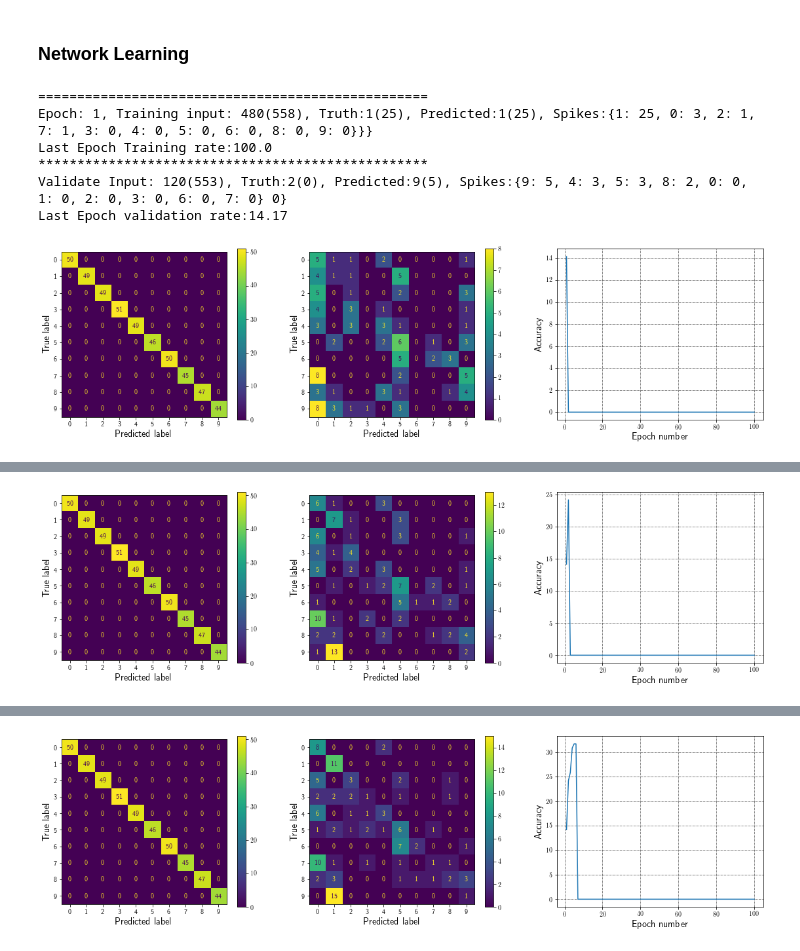
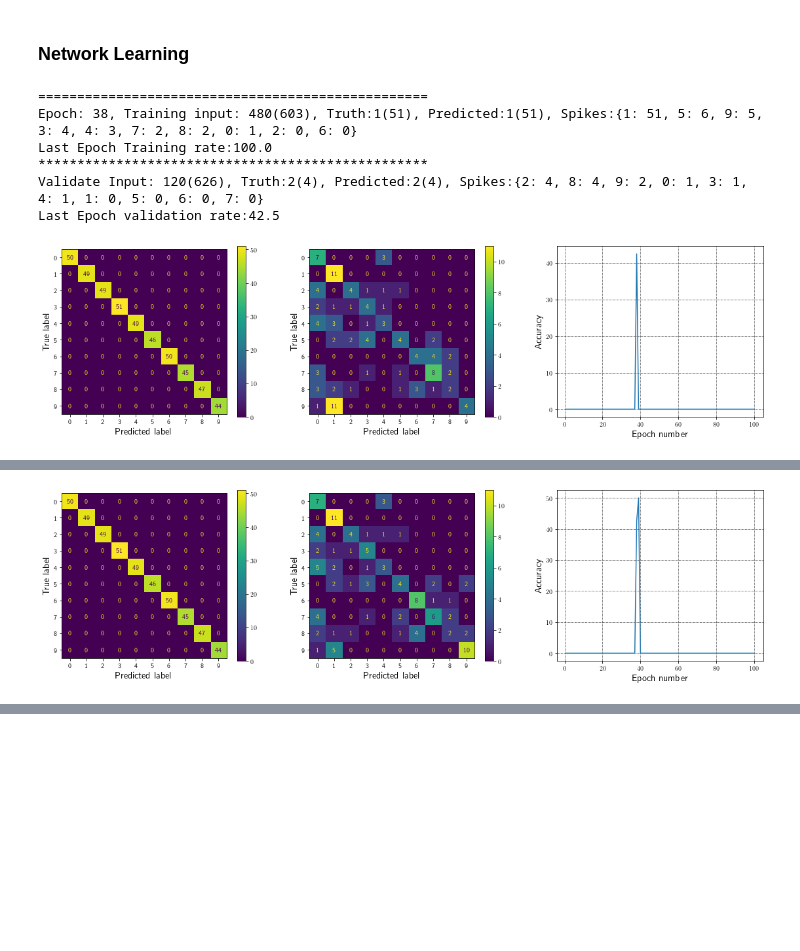
Before and after one commit to AnDa-creator/EE746-NeuromorphicEngineering, a Jupyter notebook: LSM_complete.ipynb, the cells around one changed output, grey strips where cells are left out. Cells and saved outputs as stored; diff of their text form; code cells hidden in the pictures; blank space fills up the shorter version.

```diff
--- a/LSM_complete.ipynb
+++ b/LSM_complete.ipynb
@@ -34,7 +34,7 @@ Delay = 1 #constant delay for all synapses in ms
 tau_c = 64
 C_theta = 5
 del_C = 3
-n_bits = 8
+n_bits = 32
 delta_c = 1
 params_conc = {'C_theta':C_theta, 'del_C':del_C, 'tau_c':64, 'nbits':n_bits, 'delta_c':delta_c}
 
@@ -257,12 +257,12 @@ plt.show()
 [figure]
 # %%
 # # if need to exit training load last trained weights, else comment
-# made del_w 0.1 from 0.01 at 57th epoch
-# load_idx = 12
-# Weights_readOut_fromCsv = pd.read_csv("Weights_1stOrder/weights_epoch{}.csv".format(load_idx), sep=",", header=None)
-# Weights_readOut = Weights_readOut_fromCsv.to_numpy()
-# Weights_readOut_fromCsv = Weights_readOut_fromCsv.iloc[1:, 1:]
-# Weights_readOut = Weights_readOut_fromCsv.to_numpy()
-# Validation_accuracies = pd.read_csv("Val_accuracies.csv", sep=",", header=None)
-# Validation_accuracies = Validation_accuracies.iloc[1:, 1].to_numpy()
-# len(Validation_accuracies)
+
+load_idx = 37
+Weights_readOut_fromCsv = pd.read_csv("Weights_1stOrder/weights_epoch{}.csv".format(load_idx), sep=",", header=None)
+Weights_readOut = Weights_readOut_fromCsv.to_numpy()
+Weights_readOut_fromCsv = Weights_readOut_fromCsv.iloc[1:, 1:]
+Weights_readOut = Weights_readOut_fromCsv.to_numpy()
+Validation_accuracies = pd.read_csv("Val_accuracies.csv", sep=",", header=None)
+Validation_accuracies = Validation_accuracies.iloc[1:, 1].to_numpy()
+len(Validation_accuracies)
@@ -271,38 +323,32 @@ plt.show()
 # %%
 # Training
-EPOCHS = 100  # From paper
-All_reservoir_spikes = []
+EPOCHS = 100
 Weights_epoch_save = []
 prediction_rate = np.zeros((EPOCHS, ))
 Validation_rate = np.zeros((EPOCHS, ))
-# Validation_rate = Validation_accuracies
+Validation_rate = Validation_accuracies
 Validation_accuracies = Validation_rate
 epochs_here = [epoch for epoch in range(1, EPOCHS+ 1)]
-for epoch in range(EPOCHS):
+
+
+
+
+
+for epoch in range(37,EPOCHS):
     print("=" * 50)
     fig1, (ax1, ax2, ax3) = plt.subplots(nrows=1, ncols=3)
 
     correct_predictions = 0
     True_labels, classified_labels = [], []
-    Input_gen_func = CompactLSM.Input_current_gen(train_file_list,
-                                                  syn_string,
-                                                  N,
-                                                  time_params,
-                                                  Input_CXNs,
-                                                  sign_win_matrix,
-                                                  training=True,
-                                                  train_Labels=train_Labels)
+
     NUM_INPUTS = len(train_Labels)
 
     for i in range(NUM_INPUTS):
-        In_app, L, M, train_Label, input_num = next(
-            Input_gen_func)  # Generates next input
 
-        [Reservoir_potential, Reservoir_Spikes
-         ] = CompactLSM.reservoir_solver(N, Delay, synapes, M, h, In_app,
-                                         params_potential, Weights, syn_string)
+        Reservoir_Spikes = All_reservoir_spikes_train[i]
+        # train_Label = CompactLSM.class_of_sample(train_Labels[i])
+        train_Label = All_train_Labels[i]
 
-        All_reservoir_spikes.append(Reservoir_Spikes)
         Readout_potential, Readout_Spikes, trained_weights = CompactLSM.readOut_response(
             N_read,
             N,
@@ -357,26 +403,15 @@ for epoch in range(EPOCHS):
     print("*" * 50)
 
     ############### Online learning Validation ###################
-    Input_gen_func = CompactLSM.Input_current_gen(validate_file_list,
-                                                  syn_string,
-                                                  N,
-                                                  time_params,
-                                                  Input_CXNs,
-                                                  sign_win_matrix,
-                                                  training=True,
-                                                  train_Labels=validate_Labels)
+
     NUM_INPUTS = len(validate_Labels)
 
     correct_predictions = 0
     True_labels, classified_labels = [], []
     for i in range(NUM_INPUTS):
-        In_app, L, M, validate_Label, input_num = next(
-            Input_gen_func)  # Generates next input
-
-        [Reservoir_potential, Reservoir_Spikes
-         ] = CompactLSM.reservoir_solver(N, Delay, synapes, M, h, In_app,
-                                         params_potential, Weights, syn_string)
-
+        Reservoir_Spikes = All_reservoir_spikes_val[i]
+        # validate_Label = CompactLSM.class_of_sample(validate_Labels[i])
+        validate_Label = All_val_Labels[i]
         Readout_potential, Readout_Spikes, trained_weights = CompactLSM.readOut_response(
             N_read,
             N,
@@ -407,35 +442,35 @@ for epoch in range(EPOCHS):
         print("\r" + display_string, end="")
 
         True_labels.append(int(validate_Label))
         classified_labels.append(int(class_out_label))
         if int(class_out_label) == int(validate_Label):
             correct_predictions += 1
 
     Validation_rate[epoch] = correct_predictions / NUM_INPUTS
     display_string = "Last Epoch validation rate:{}".format(
         np.round(Validation_rate[epoch] * 100, 2))
     print("\n" + display_string)
     pd.DataFrame(Validation_rate).to_csv("Val_accuracies.csv")
 
     cm_validate = confusion_matrix(True_labels,
                                    classified_labels,
                                    labels=[i for i in range(10)])
     disp_validate = ConfusionMatrixDisplay(
         confusion_matrix=cm_validate, display_labels=[i for i in range(10)])
     disp_validate.plot(ax=ax2)
     Validation_accuracies[epoch] = np.round(Validation_rate[epoch] * 100, 2)
     ax3.plot(epochs_here, Validation_accuracies)
     ax3.grid(which='both', color='k', linestyle='-.', linewidth=0.5)
     ax3.set_ylabel("Accuracy")
     ax3.set_xlabel("Epoch number")
     plt.savefig("States/" + "epoch{}.png".format(epoch + 1), dpi=300)
     plt.show()
 # %% [output]
 ==================================================
-Epoch: 1, Training input: 480(558), Truth:1(25), Predicted:1(25), Spikes:{1: 25, 0: 3, 2: 1, 7: 1, 3: 0, 4: 0, 5: 0, 6: 0, 8: 0, 9: 0}}}
+Epoch: 38, Training input: 480(603), Truth:1(51), Predicted:1(51), Spikes:{1: 51, 5: 6, 9: 5, 3: 4, 4: 3, 7: 2, 8: 2, 0: 1, 2: 0, 6: 0}
 Last Epoch Training rate:100.0
 **************************************************
-Validate Input: 120(553), Truth:2(0), Predicted:9(5), Spikes:{9: 5, 4: 3, 5: 3, 8: 2, 0: 0, 1: 0, 2: 0, 3: 0, 6: 0, 7: 0} 0}
-Last Epoch validation rate:14.17
+Validate Input: 120(626), Truth:2(4), Predicted:2(4), Spikes:{2: 4, 8: 4, 9: 2, 0: 1, 3: 1, 4: 1, 1: 0, 5: 0, 6: 0, 7: 0}
+Last Epoch validation rate:42.5
-[figure, old version]
+[figure, new version]
 ==================================================
@@ -447,2 +482,2 @@ Last Epoch validation rate:24.17
-[figure, old version]
+[figure, new version]
 ==================================================
@@ -475 +505,0 @@ Last Epoch validation rate:31.67
-[figure, removed]
```
Also changed, not shown: parts of 4 cells of this notebook.
